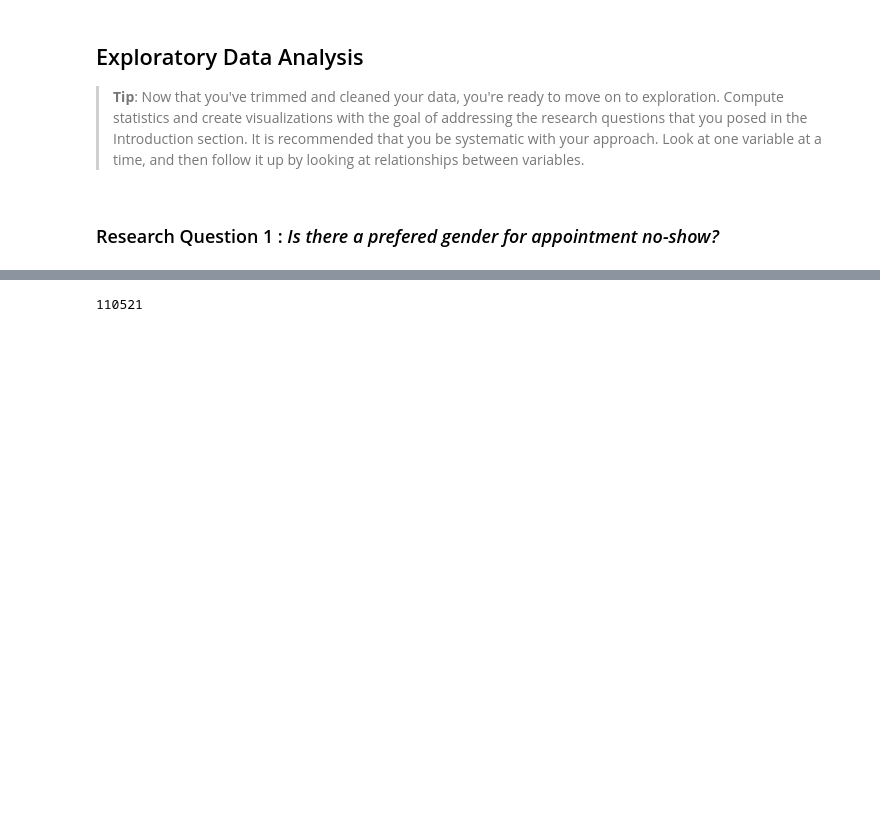
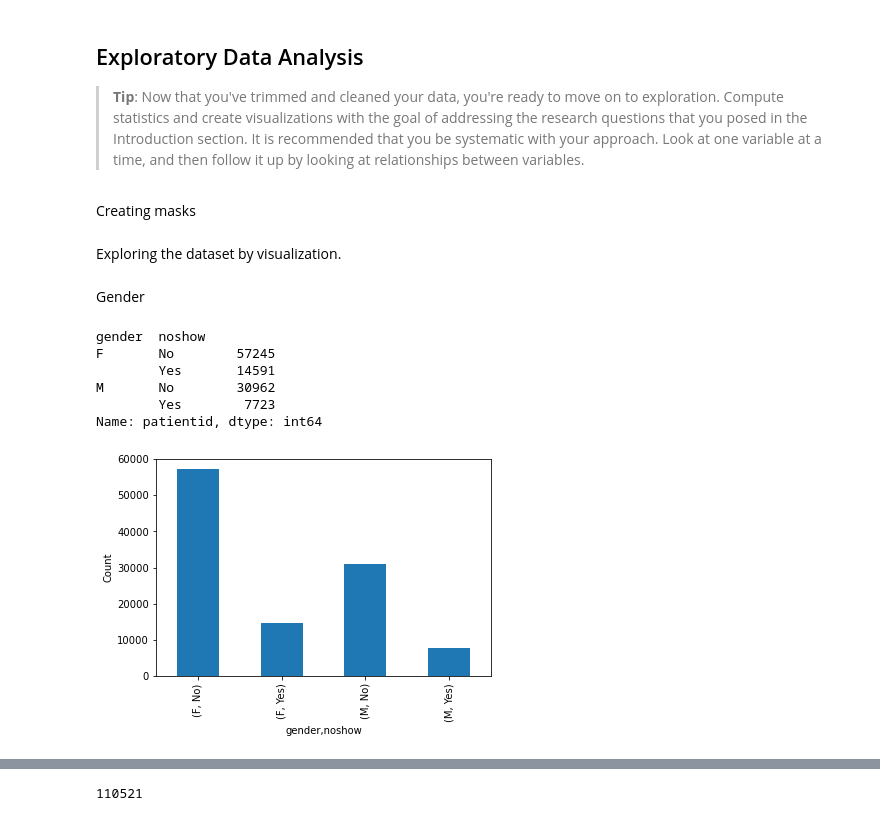
Before and after one commit to mpicanco/udacity_proj2, a Jupyter notebook: investigate-a-dataset-template.ipynb, the cells around one changed output, grey strips where cells are left out. Drawn from its saved outputs; the diff is of its cells as text; code cells hidden in the pictures; blank space fills up the shorter version.

```diff
--- a/investigate-a-dataset-template.ipynb
+++ b/investigate-a-dataset-template.ipynb
@@ -310,4 +316,6 @@ df.describe()
 ## Exploratory Data Analysis
 
 > **Tip**: Now that you've trimmed and cleaned your data, you're ready to move on to exploration. Compute statistics and create visualizations with the goal of addressing the research questions that you posed in the Introduction section. It is recommended that you be systematic with your approach. Look at one variable at a time, and then follow it up by looking at relationships between variables.
+# %% [markdown]
+Creating masks
 # %%
@@ -316,4 +322,17 @@ df.describe()
 noshow = df.noshow == 'Yes'
 show  = df.noshow == 'No'
-# %% [markdown]
-### Research Question 1 :   *Is there a prefered gender for appointment no-show?*
+# %% [markdown]
+Exploring the dataset by visualization.
+# %% [markdown]
+Gender
+# %%
+df.groupby(['gender','noshow'])['patientid'].count().plot(kind='bar').set_ylabel('Count');
+df.groupby(['gender','noshow'])['patientid'].count()
+# %% [output]
+gender  noshow
+F       No        57245
+        Yes       14591
+M       No        30962
+        Yes        7723
+Name: patientid, dtype: int64
+[figure, added]
```
Also changed, not shown: parts of 24 cells of this notebook.
